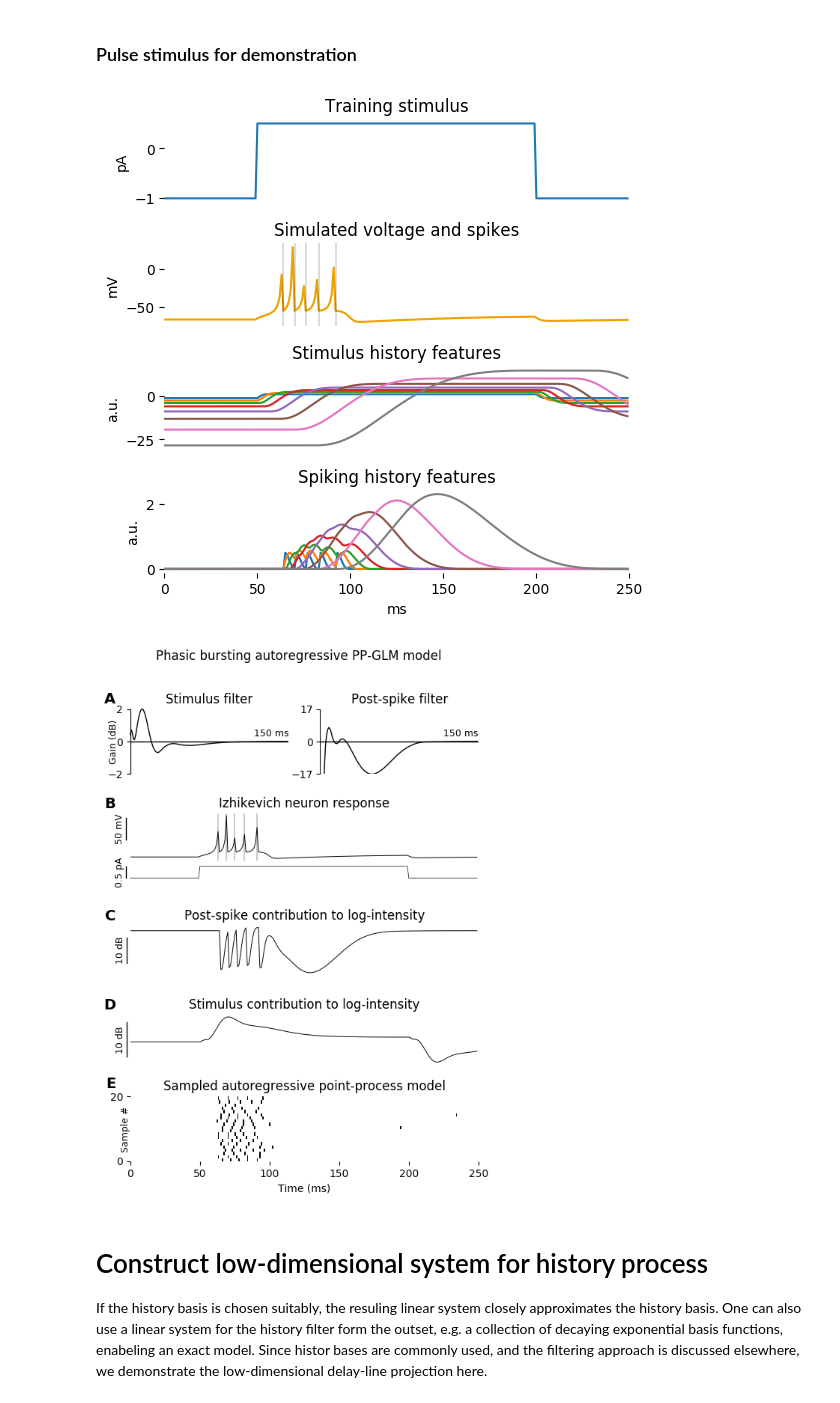
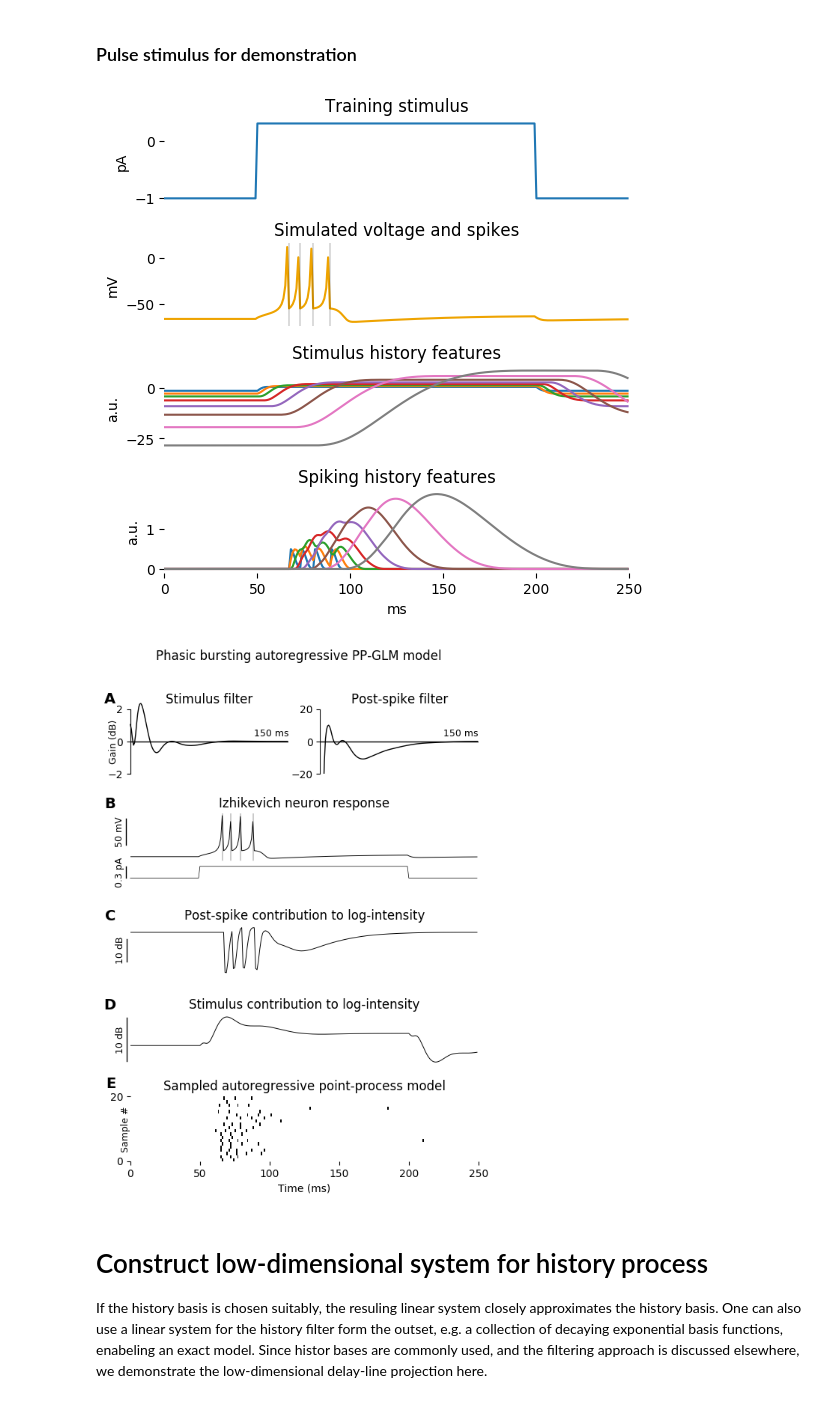
Before and after one commit to michaelerule/glm_moment_closure, a Jupyter notebook: 20180315_autoregressive_GLM_as_Cox_process_and_moment_equations_v15.ipynb, the cells around one changed output. Saved outputs shown, nothing was run; the diff lists cells and outputs as text; code cells hidden in the pictures.

```diff
--- a/20180315_autoregressive_GLM_as_Cox_process_and_moment_equations_v15.ipynb
+++ b/20180315_autoregressive_GLM_as_Cox_process_and_moment_equations_v15.ipynb
@@ -151,7 +148,7 @@ beta = bhat[:K].reshape(K,1)
 duration = 150  # Pulse duration (ms)
 padding  = 50   # Pulse padding (ms)
 burnin   = 200  # Time for Izhikevich model to settle (ms)
-current  = 0.5  # Pulse current (pA)
+current  = 0.3  # Pulse current (pA)
 ndemo    = duration + 2*padding # total length of demo stimulus (ms)
 
 # Build demo stimulus
@@ -166,34 +163,34 @@ nox(); noaxis(); xlim(0,ndemo); ylabel('pA')
 title('Training stimulus');
 
 # Solve Izh model
 demo_state = sim_izh(*izh,demo_stimulus,dt=dt)
 demo_v = demo_state[burnin:,1]
 demo_Y = demo_state[burnin:,2]
 
 # Plot demo model spiking
 subplot(412); plot(demo_v,color=OCHRE);
 addspikes(demo_Y)
 nox(); noaxis(); xlim(0,ndemo); ylabel('mV');
 title('Simulated voltage and spikes');
 
 # Bulid GLM filter responses
 demo_Bh = array([convolve(b,demo_stimulus) for b in B ]).T[burnin-1:][:ndemo,:]
 demo_By = array([convolve(b,demo_Y       ) for b in Bp]).T[:ndemo,:]
 demo_X  = concatenate([demo_By,demo_Bh],axis=1)
 
 # Plot demo stimulus history features
 subplot(413); plot(demo_Bh);
 xlim(0,ndemo); nox(); noaxis(); ylabel('a.u.')
 title('Stimulus history features')
 
 # Plot demo spiking history features
 subplot(414); plot(demo_By);
 xlim(0,ndemo); noaxis(); xlabel('ms'); ylabel('a.u.')
 title('Spiking history features')
 subplots_adjust(hspace=0.5)
 plt.draw()
 # %% [output]
-[figure, old version]
+[figure, new version]
 # %%
 figure(figsize=(6,8))
 # Use dB for log-units
@@ -216,7 +213,7 @@ title('Stimulus filter')
 subfigurelabel('A')
 
 # Plot spike history filter
-histyscale = 17
+histyscale = 20
 a1=subplot2grid((5,2),(0,1),colspan=1)
 plot(bhat_spikehist.dot(B)*dB,color='k',lw=1)
 axhline(0,color='k',lw=1)
@@ -275,7 +272,7 @@ suptitle('Phasic bursting autoregressive PP-GLM model')
 
 savefig(figure_prefix+'1.pdf',transparent=True,bbox_inches='tight')
 # %% [output]
-[figure, old version]
+[figure, new version]
 # %% [markdown]
 # Construct low-dimensional system for history process
 
```
Also changed, not shown: parts of 13 cells of this notebook, 5 other files.
